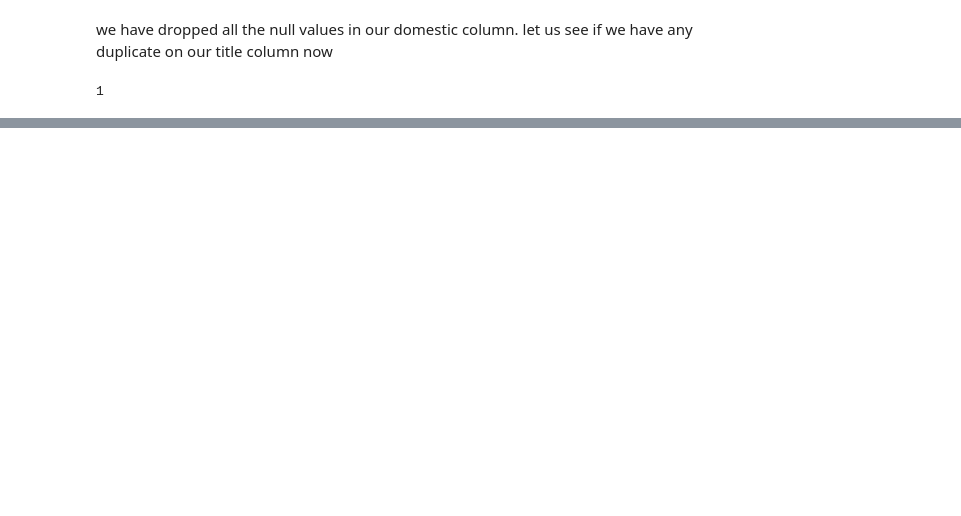
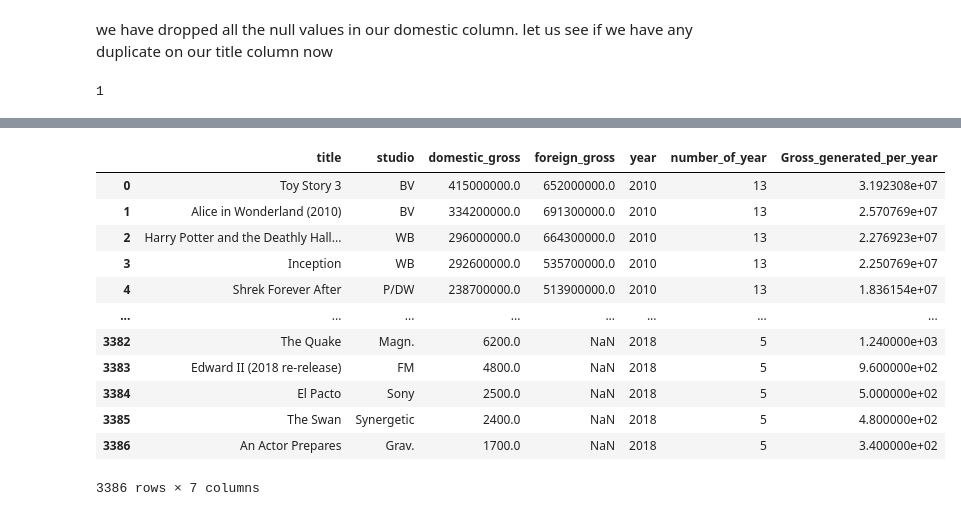
Before and after one commit to Salahudin654/Movie-Creation-Project, a Jupyter notebook: student.ipynb, the cells around one changed output, grey strips where cells are left out. Saved outputs shown, nothing was run; the diff lists cells and outputs as text; code cells hidden in the pictures; blank space fills up the shorter version.

```diff
--- a/student.ipynb
+++ b/student.ipynb
@@ -541,0 +565,18 @@ df2.drop_duplicates(subset='title', inplace=True)
+# %%
+#creating a new column called Gross_generated_per_year
+df2['Gross_generated_per_year'] = df2['domestic_gross']/df2['number_of_year']
+df2
+# %% [output]
+|  | title | studio | domestic_gross | foreign_gross | year | number_of_year | Gross_generated_per_year |
+| 0 | Toy Story 3 | BV | 415000000.0 | 652000000.0 | 2010 | 13 | 3.192308e+07 |
+| 1 | Alice in Wonderland (2010) | BV | 334200000.0 | 691300000.0 | 2010 | 13 | 2.570769e+07 |
+| 2 | Harry Potter and the Deathly Hall... | WB | 296000000.0 | 664300000.0 | 2010 | 13 | 2.276923e+07 |
+| 3 | Inception | WB | 292600000.0 | 535700000.0 | 2010 | 13 | 2.250769e+07 |
+| 4 | Shrek Forever After | P/DW | 238700000.0 | 513900000.0 | 2010 | 13 | 1.836154e+07 |
+| ... | ... | ... | ... | ... | ... | ... | ... |
+| 3382 | The Quake | Magn. | 6200.0 | NaN | 2018 | 5 | 1.240000e+03 |
+| 3383 | Edward II (2018 re-release) | FM | 4800.0 | NaN | 2018 | 5 | 9.600000e+02 |
+| 3384 | El Pacto | Sony | 2500.0 | NaN | 2018 | 5 | 5.000000e+02 |
+| 3385 | The Swan | Synergetic | 2400.0 | NaN | 2018 | 5 | 4.800000e+02 |
+| 3386 | An Actor Prepares | Grav. | 1700.0 | NaN | 2018 | 5 | 3.400000e+02 |
+3386 rows × 7 columns
```
Also changed, not shown: parts of 14 cells of this notebook.
